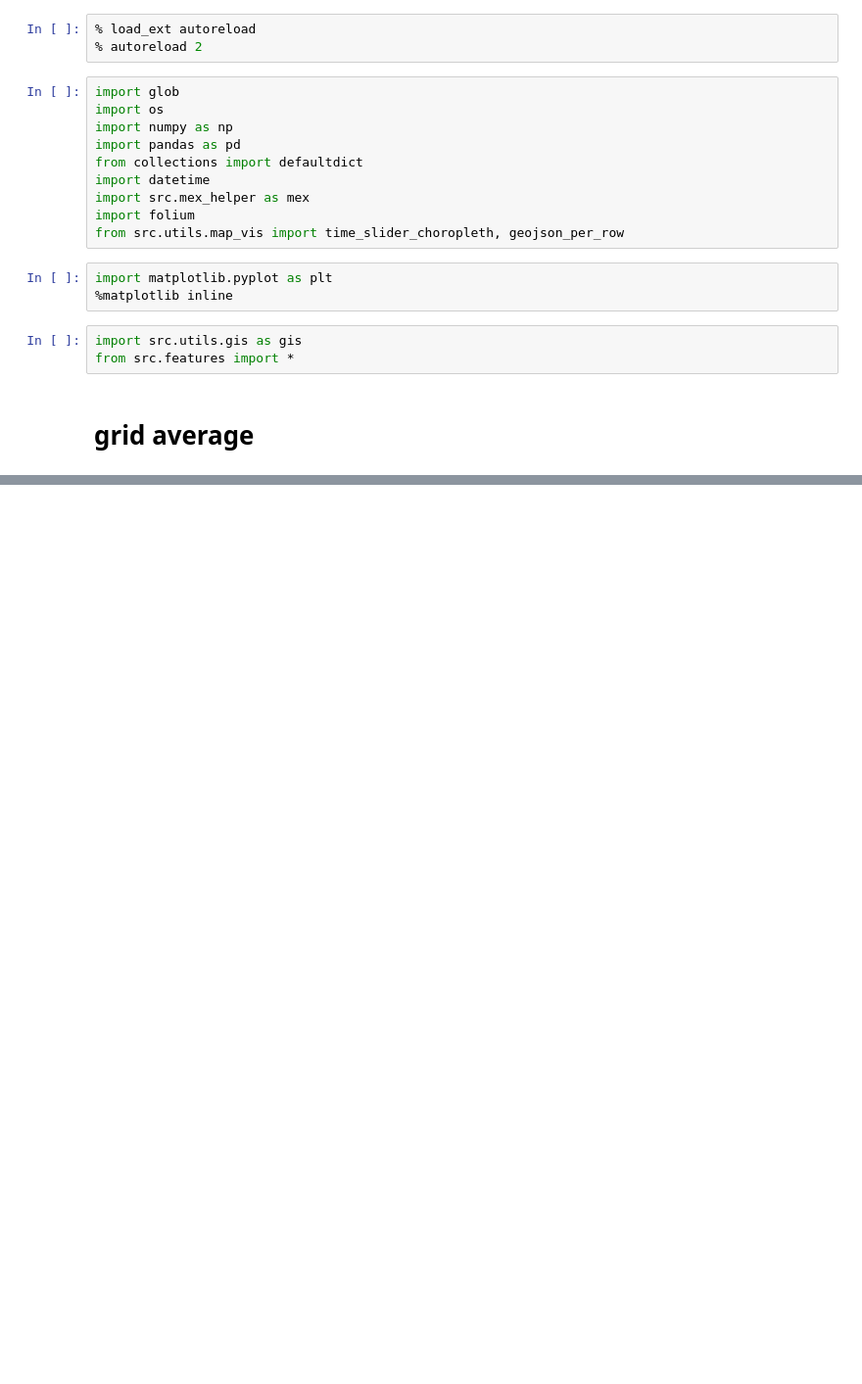
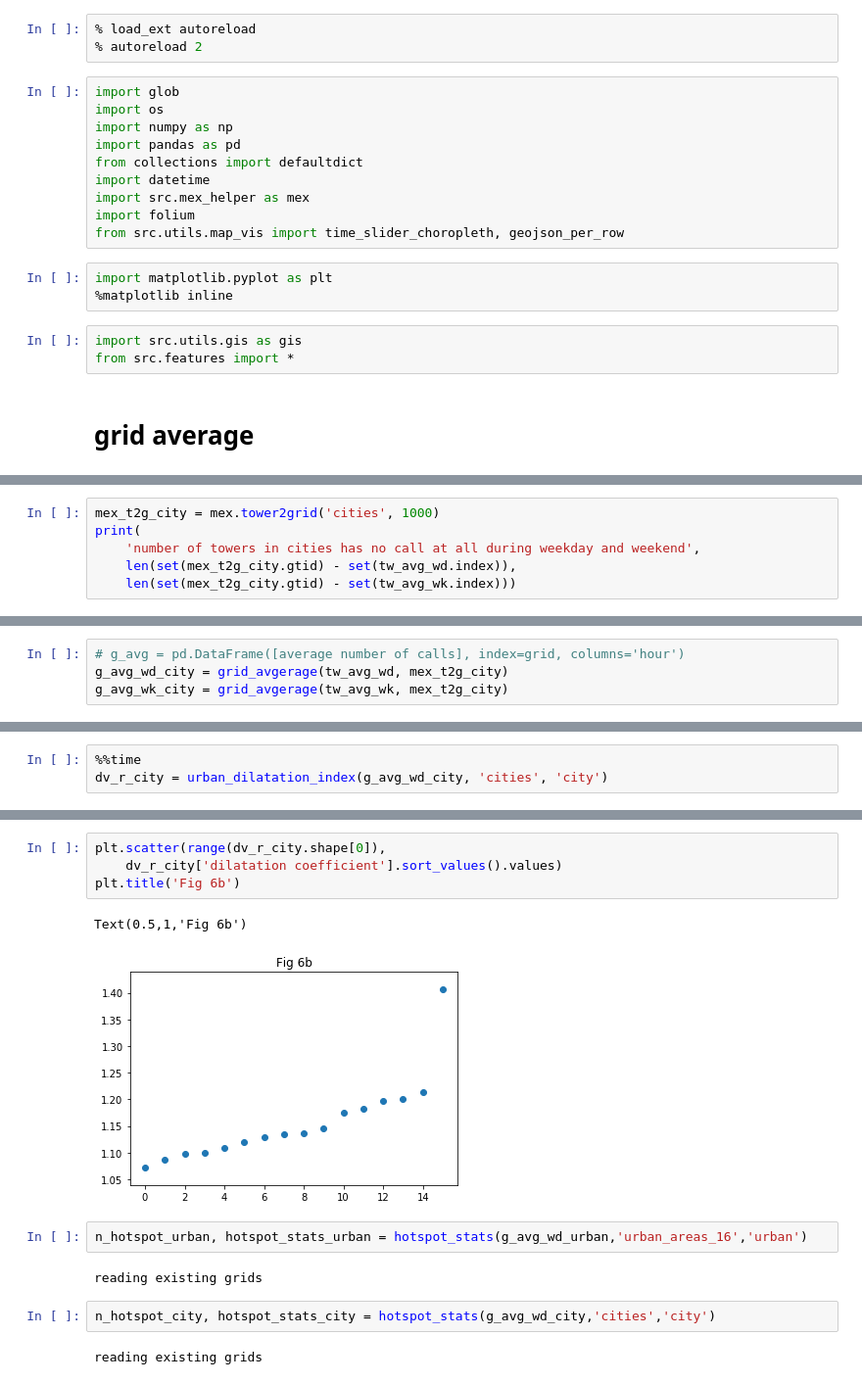
Before and after one commit to JHWu92/mob2crime, a Jupyter notebook: hotspot statistics.ipynb, the cells around one changed output, grey strips where cells are left out. Shown at 98% size. Drawn from its saved outputs; the diff is of its cells as text; blank space fills up the shorter version.

```diff
--- a/hotspot statistics.ipynb
+++ b/hotspot statistics.ipynb
@@ -120,0 +52,6 @@ axes = hotspot_stats_cities[['d_per_med','d_med_int']].plot(kind='hist', subplot
+# %%
+mex_t2g_city = mex.tower2grid('cities', 1000)
+print(
+    'number of towers in cities has no call at all during weekday and weekend',
+    len(set(mex_t2g_city.gtid) - set(tw_avg_wd.index)),
+    len(set(mex_t2g_city.gtid) - set(tw_avg_wk.index)))
@@ -120,0 +65,4 @@ axes = hotspot_stats_cities[['d_per_med','d_med_int']].plot(kind='hist', subplot
+# %%
+# g_avg = pd.DataFrame([average number of calls], index=grid, columns='hour')
+g_avg_wd_city = grid_avgerage(tw_avg_wd, mex_t2g_city)
+g_avg_wk_city = grid_avgerage(tw_avg_wk, mex_t2g_city)
@@ -120,0 +76,3 @@ axes = hotspot_stats_cities[['d_per_med','d_med_int']].plot(kind='hist', subplot
+# %%
+%%time
+dv_r_city = urban_dilatation_index(g_avg_wd_city, 'cities', 'city')
@@ -120,0 +107,15 @@ axes = hotspot_stats_cities[['d_per_med','d_med_int']].plot(kind='hist', subplot
+# %%
+plt.scatter(range(dv_r_city.shape[0]),
+    dv_r_city['dilatation coefficient'].sort_values().values)
+plt.title('Fig 6b')
+# %% [output]
+Text(0.5,1,'Fig 6b')
+[figure, added]
+# %%
+n_hotspot_urban, hotspot_stats_urban = hotspot_stats(g_avg_wd_urban,'urban_areas_16','urban')
+# %% [output]
+reading existing grids
+# %%
+n_hotspot_city, hotspot_stats_city = hotspot_stats(g_avg_wd_city,'cities','city')
+# %% [output]
+reading existing grids
```
Also changed, not shown: parts of 35 cells of this notebook, 1 other file.
